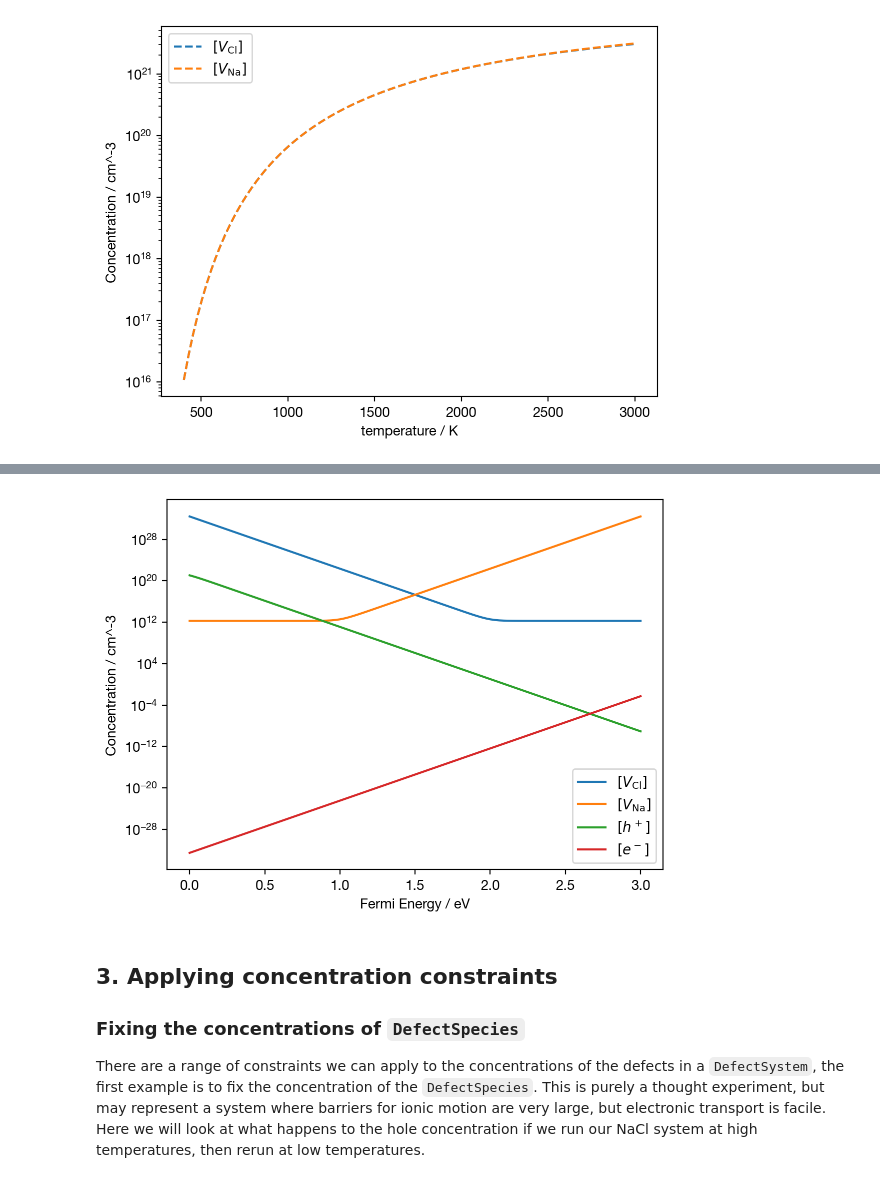
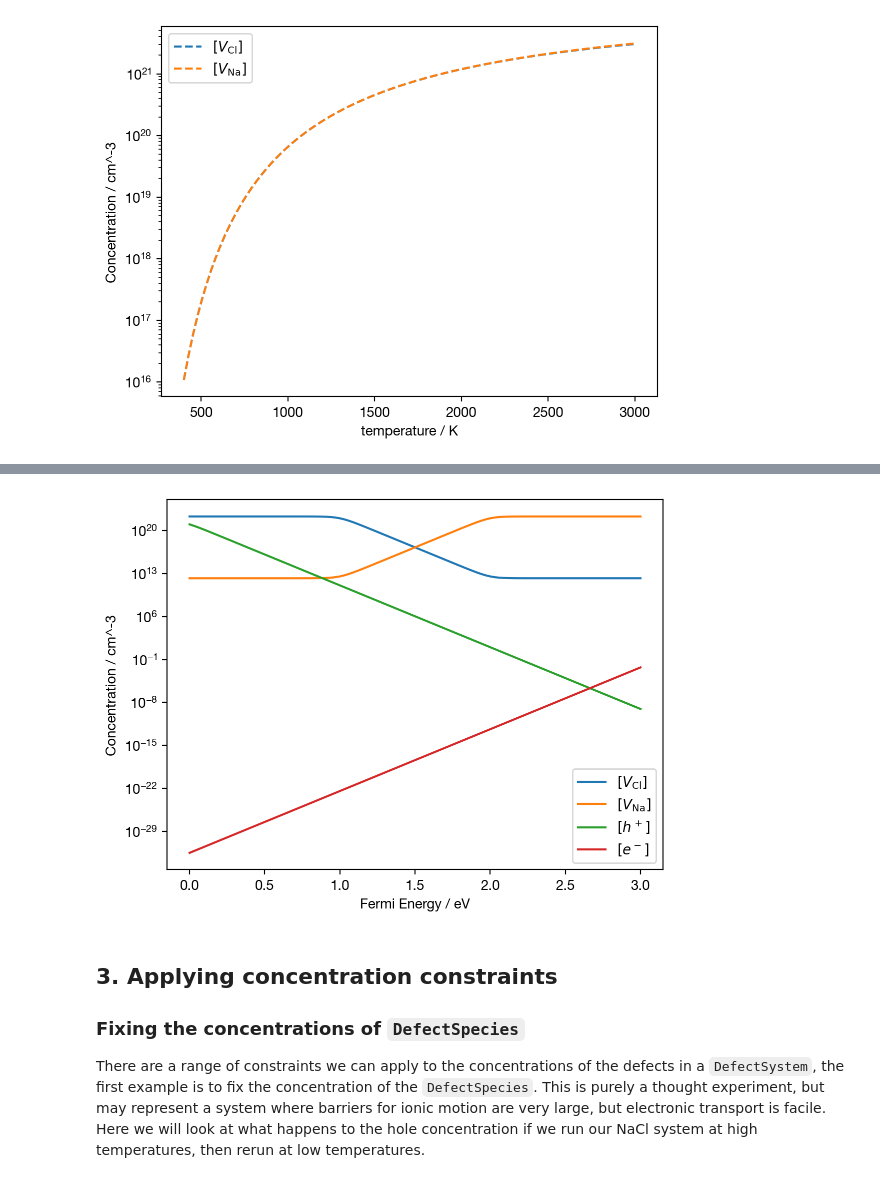
Before and after one commit to bjmorgan/py-sc-fermi, a Jupyter notebook: docs/source/tutorial.ipynb, the cells around one changed output, grey strips where cells are left out. Drawn from its saved outputs; the diff is of its cells as text; code cells hidden in the pictures.

```diff
--- a/docs/source/tutorial.ipynb
+++ b/docs/source/tutorial.ipynb
@@ -176,36 +176,37 @@ plt.show()
 # plot defect charge concentrations as a function of Fermi energy
 
 fermi_energies = np.linspace(0, 3, 100)
 
 # plot the concentrations of the defects as a function of Fermi energy
 
 v_Cl_conc = []
 v_Na_conc = []
 for e_fermi in fermi_energies:
-    v_Cl_conc.append(v_Cl.get_concentration(e_fermi, 500) * 1e24 / defect_system.volume)
-    v_Na_conc.append(v_Na.get_concentration(e_fermi, 500) * 1e24 / defect_system.volume)
+    conc = defect_system.defect_concentrations_at_fermi_level(e_fermi)  # cm^-3, site-excluded
+    v_Cl_conc.append(conc["v_Cl"])
+    v_Na_conc.append(conc["v_Na"])
 
 plt.plot(fermi_energies, v_Cl_conc, label=r"$[V_\mathrm{Cl}]$")
 plt.plot(fermi_energies, v_Na_conc, label=r"$[V_\mathrm{Na}]$")
 plt.yscale("log")
 
 # plot the concentration of electrons as a function of Fermi energy
 
 h_conc = []
 e_conc = []
 for e_fermi in fermi_energies:
     h_conc.append(dos.carrier_concentrations(e_fermi, 500)[0] * 1e24 / defect_system.volume)
     e_conc.append(dos.carrier_concentrations(e_fermi, 500)[1] * 1e24 / defect_system.volume)
 
 plt.plot(fermi_energies, h_conc, label="$[h^+]$")
 plt.plot(fermi_energies, e_conc, label="$[e^-]$")
 plt.legend()
 
 plt.ylabel("Concentration / cm^-3")
 plt.xlabel("Fermi Energy / eV")
 plt.show()
 # %% [output]
-[figure, old version]
+[figure, new version]
 # %% [markdown]
 ## 3. Applying concentration constraints
 
```
Also changed, not shown: parts of 2 cells of this notebook, 7 other files.
